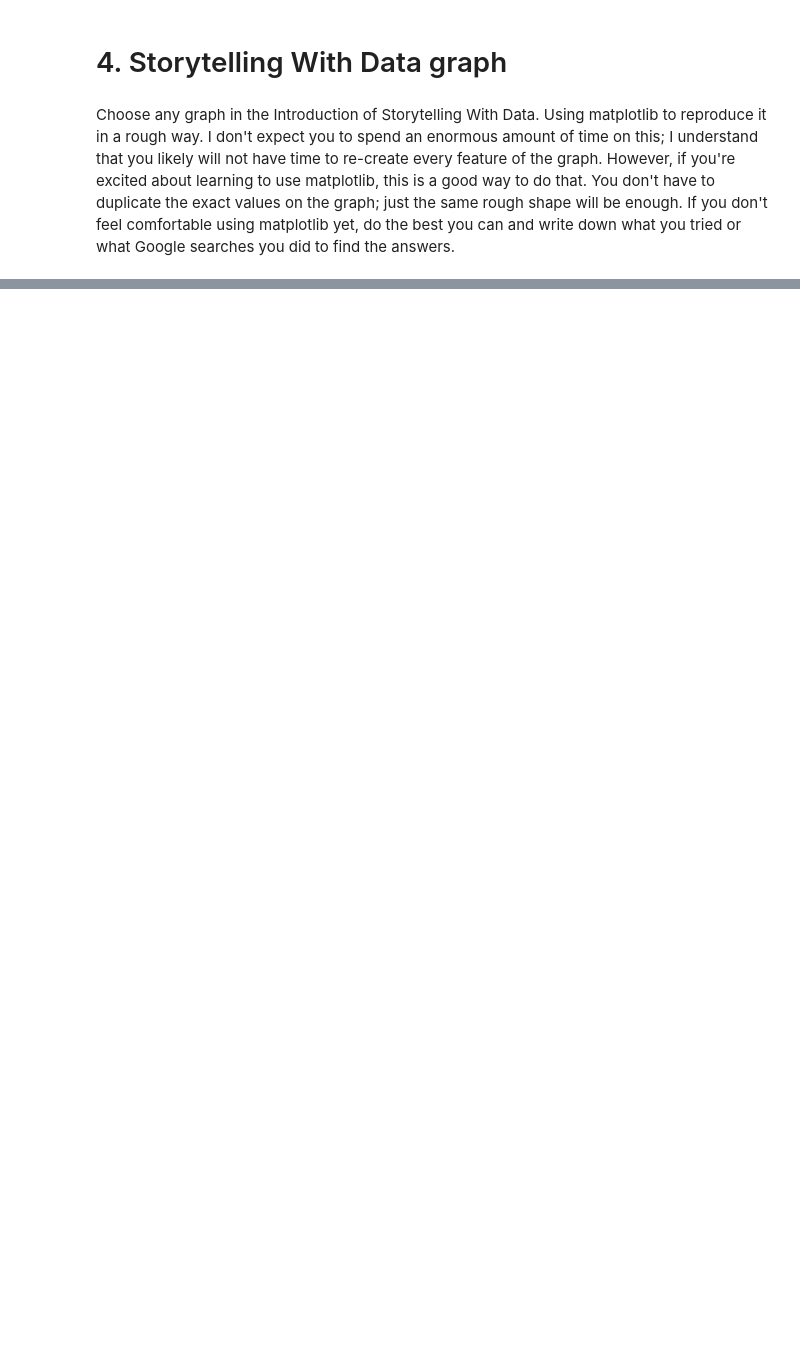
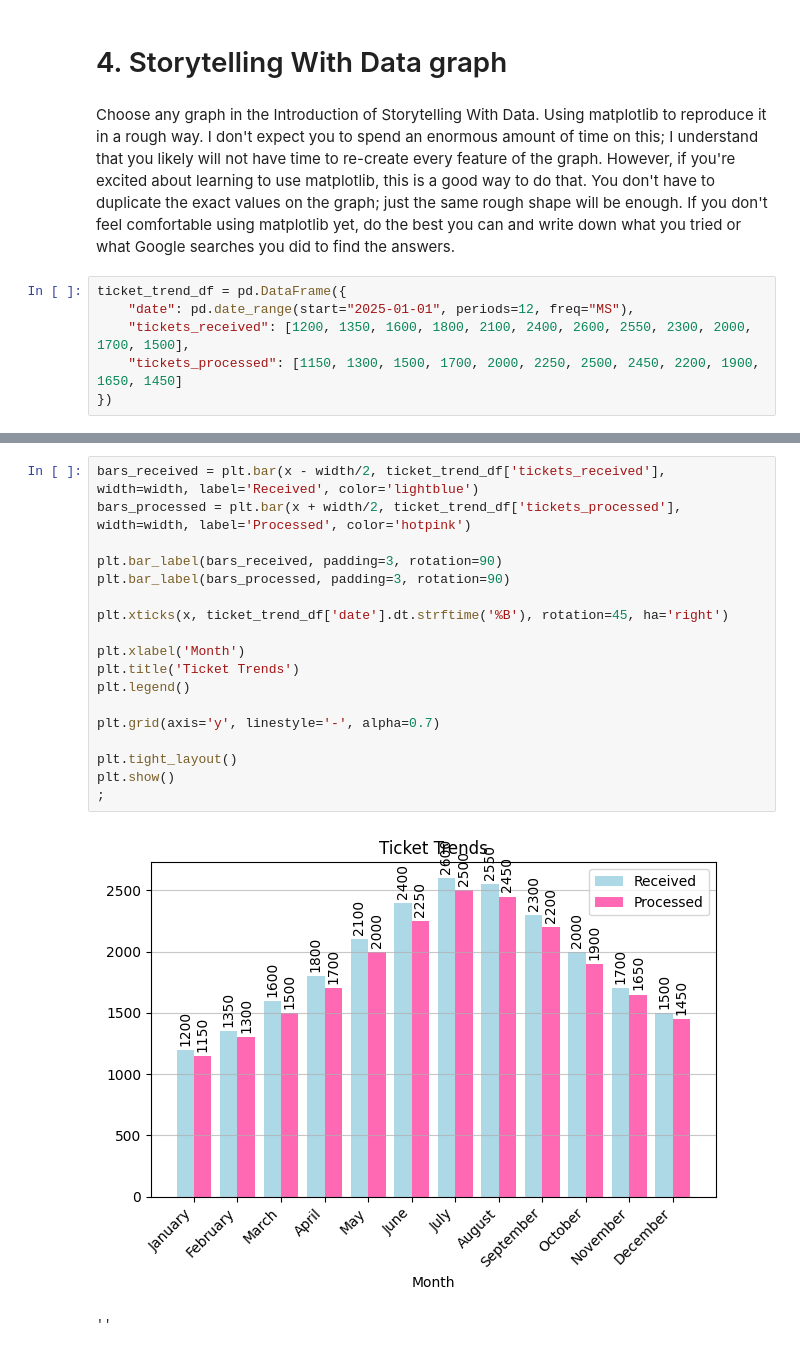
Before and after one commit to Haleymussary00/Module-B-semester-2, a Jupyter notebook: Week1.ipynb, the cells around one changed output, grey strips where cells are left out. Drawn from its saved outputs; the diff is of its cells as text; blank space fills up the shorter version.

```diff
--- a/Week1.ipynb
+++ b/Week1.ipynb
@@ -655,3 +696,9 @@ ax.set_xlabel("Birth Date") # label the x axis
 # 4. Storytelling With Data graph
 # %% [markdown]
 Choose any graph in the Introduction of Storytelling With Data.  Using matplotlib to reproduce it in a rough way.  I don't expect you to spend an enormous amount of time on this; I understand that you likely will not have time to re-create every feature of the graph.  However, if you're excited about learning to use matplotlib, this is a good way to do that.  You don't have to duplicate the exact values on the graph; just the same rough shape will be enough.  If you don't feel comfortable using matplotlib yet, do the best you can and write down what you tried or what Google searches you did to find the answers.
+# %%
+ticket_trend_df = pd.DataFrame({
+    "date": pd.date_range(start="2025-01-01", periods=12, freq="MS"),
+    "tickets_received": [1200, 1350, 1600, 1800, 2100, 2400, 2600, 2550, 2300, 2000, 1700, 1500],
+    "tickets_processed": [1150, 1300, 1500, 1700, 2000, 2250, 2500, 2450, 2200, 1900, 1650, 1450]
+})
@@ -657,0 +721,21 @@ Choose any graph in the Introduction of Storytelling With Data.  Using matplotli
+# %%
+bars_received = plt.bar(x - width/2, ticket_trend_df['tickets_received'], width=width, label='Received', color='lightblue')
+bars_processed = plt.bar(x + width/2, ticket_trend_df['tickets_processed'], width=width, label='Processed', color='hotpink')
+
+plt.bar_label(bars_received, padding=3, rotation=90)
+plt.bar_label(bars_processed, padding=3, rotation=90)
+
+plt.xticks(x, ticket_trend_df['date'].dt.strftime('%B'), rotation=45, ha='right')
+
+plt.xlabel('Month')
+plt.title('Ticket Trends')
+plt.legend()
+
+plt.grid(axis='y', linestyle='-', alpha=0.7)
+
+plt.tight_layout()
+plt.show()
+;
+# %% [output]
+[figure, added]
+''
```
Also changed, not shown: parts of 9 cells of this notebook.
